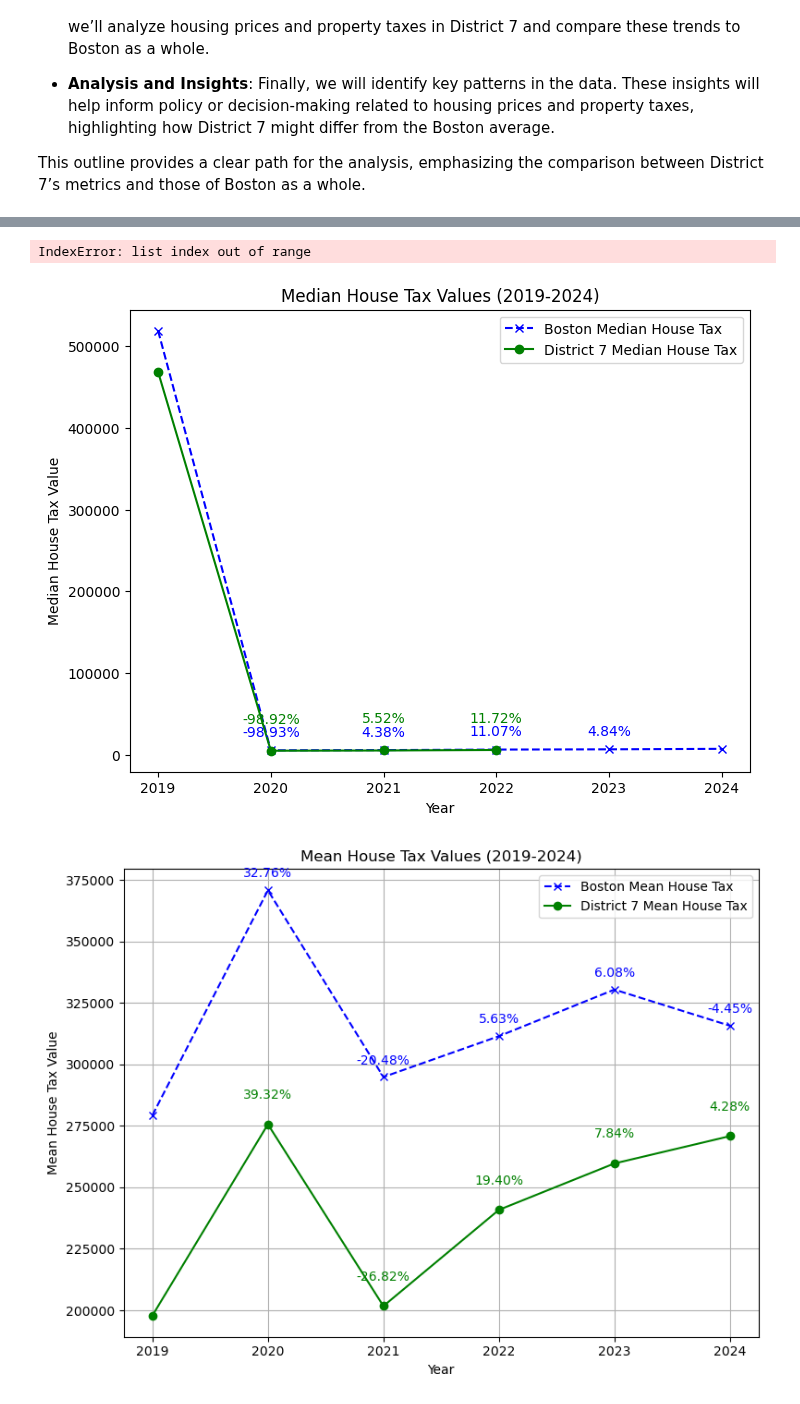
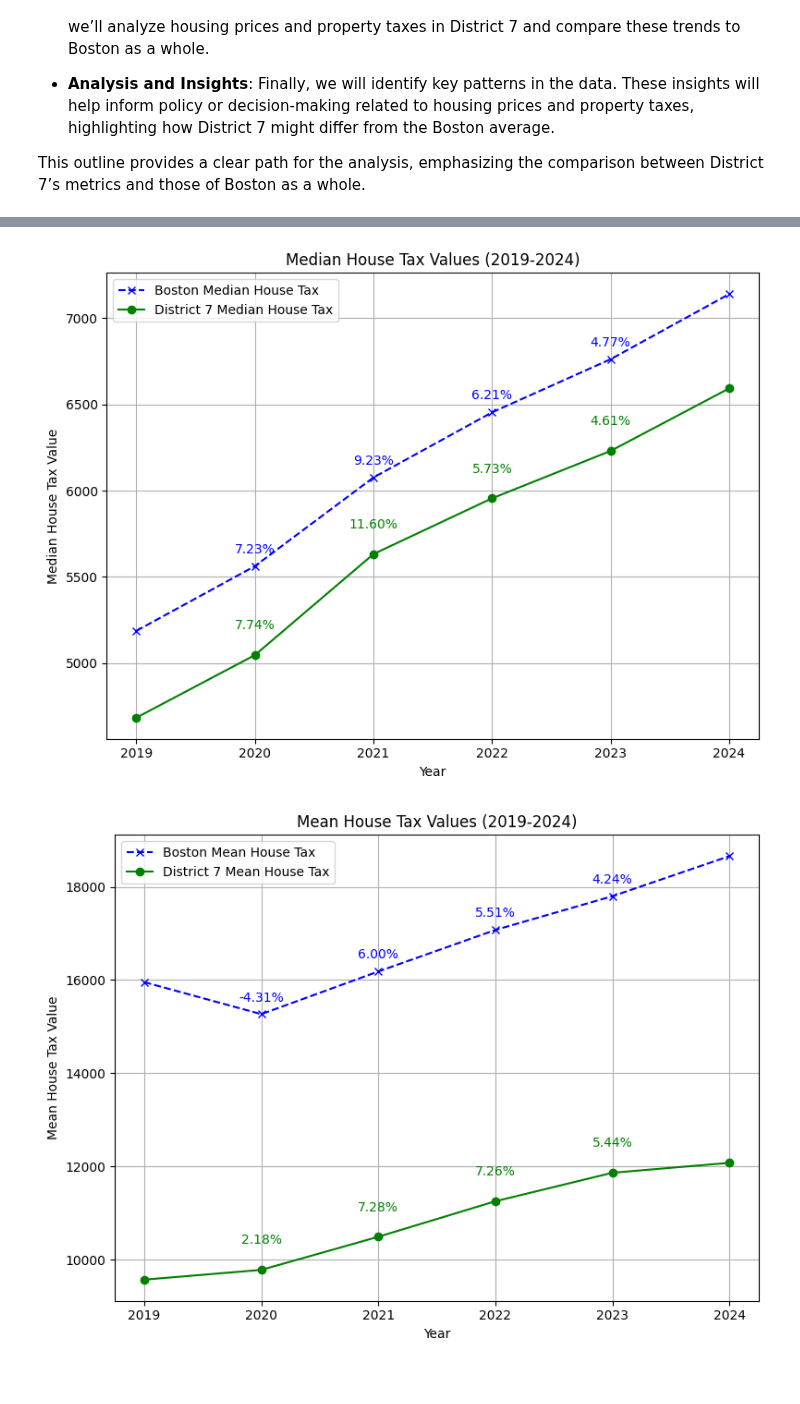
Before and after one commit to BU-Spark/ds-bcc-tania-fernandes-d7, a Jupyter notebook: fa24-team-b/housing/notebooks/property.ipynb, the cells around one changed output, grey strips where cells are left out. Cells and saved outputs as stored; diff of their text form; code cells hidden in the pictures.

```diff
--- a/fa24-team-b/housing/notebooks/property.ipynb
+++ b/fa24-team-b/housing/notebooks/property.ipynb
@@ -54,9 +37,7 @@ Name: GROSS_TAX, Length: 1055424, dtype: object
-# %%
-boston_df["GROSS_TAX"] = boston_df["GROSS_TAX"].replace(" $-   ", np.nan)
 # %%
-boston_df["GROSS_TAX"] = boston_df["GROSS_TAX"].replace({"\\$": "", ",": ""}, regex=True).astype(float)
-boston_df["AV_TOTAL"] = boston_df["AV_TOTAL"].replace({"\\$": "", ",": ""}, regex=True).astype(float)
-boston_df = boston_df[boston_df["AV_TOTAL"] != 0]
+# boston_df["GROSS_TAX"] = boston_df["GROSS_TAX"].replace({"\\$": "", ",": ""}, regex=True).astype(float)
+# boston_df["AV_TOTAL"] = boston_df["AV_TOTAL"].replace({"\\$": "", ",": ""}, regex=True).astype(float)
+boston_df = boston_df[(boston_df["AV_TOTAL"] != 0) & ~boston_df["AV_TOTAL"].isna()]
 district7_df = boston_df[boston_df.IS_D7 == 1]
 # %%
 district7_results = district7_df.groupby("YEAR").agg(
@@ -178,32 +158,32 @@ IndexError: list index out of range
 plt.figure(figsize=(8, 6))
 
 # Plot Boston data
-plt.plot(boston_results["year"], boston_results["mean_housing_price"],
+plt.plot(boston_results["YEAR"], boston_results["mean_housing_price"],
          linestyle="--", marker="x", label="Boston Mean House Value", color="blue")
 
 # Plot District 7 data
-plt.plot(district7_results["year"], district7_results["mean_housing_price"],
+plt.plot(district7_results["YEAR"], district7_results["mean_housing_price"],
          marker="o", label="District 7 Mean House Value", color="green")
 
 # Title and labels
 plt.title("Mean House Values (2019-2024)")
 plt.xlabel("Year")
 plt.ylabel("Mean House Value")
-plt.xticks(boston_results["year"])
+plt.xticks(boston_results["YEAR"])
 
 # Add the legend
 plt.legend()
 
 # Annotate percentage changes
-for i in range(1, len(boston_results["year"])):
+for i in range(1, len(boston_results["YEAR"])):
     plt.annotate(f"{boston_mean_percentage_change[i]:.2f}%",
-                 (boston_results["year"][i], boston_results["mean_housing_price"][i]),
+                 (boston_results["YEAR"][i], boston_results["mean_housing_price"][i]),
                  textcoords="offset points",
                  xytext=(0, 10),
                  ha="center", color="blue")
 
     plt.annotate(f"{district7_mean_percentage_change[i]:.2f}%",
-                 (boston_results["year"][i], district7_results["mean_housing_price"][i]),
+                 (boston_results["YEAR"][i], district7_results["mean_housing_price"][i]),
                  textcoords="offset points",
                  xytext=(0, 20),
                  ha="center", color="green")
@@ -237,7 +227,7 @@ plt.xticks(boston_results["YEAR"])
 plt.legend()
 
 # Annotate percentage changes
-for i in range(1, len(boston_results["YEAR"])):
+for i in range(1, len(boston_results["YEAR"]) - 1):
     plt.annotate(f"{boston_median_tax_percentage_change[i]:.2f}%",
                  (boston_results["YEAR"][i], boston_results["median_gross_tax"][i]),
                  textcoords="offset points",
@@ -257,47 +247,46 @@ plt.tight_layout()
 # Show the plot
 plt.show()
 # %% [output]
-IndexError: list index out of range
-[figure, old version]
+[figure, new version]
 # %%
 plt.figure(figsize=(8, 6))
 
 # Plot Boston data
-plt.plot(boston_results["year"], boston_results["mean_gross_tax"],
+plt.plot(boston_results["YEAR"], boston_results["mean_gross_tax"],
          linestyle="--", marker="x", label="Boston Mean House Tax", color="blue")
 
 # Plot District 7 data
-plt.plot(district7_results["year"], district7_results["mean_gross_tax"],
+plt.plot(district7_results["YEAR"], district7_results["mean_gross_tax"],
          marker="o", label="District 7 Mean House Tax", color="green")
 
 # Title and labels
 plt.title("Mean House Tax Values (2019-2024)")
 plt.xlabel("Year")
 plt.ylabel("Mean House Tax Value")
-plt.xticks(boston_results["year"])
+plt.xticks(boston_results["YEAR"])
 
 # Add the legend
 plt.legend()
 
 # Annotate percentage changes
-for i in range(1, len(boston_results["year"])):
+for i in range(1, len(boston_results["YEAR"]) - 1):
     plt.annotate(f"{boston_mean_tax_percentage_change[i]:.2f}%",
-                 (boston_results["year"][i], boston_results["mean_gross_tax"][i]),
+                 (boston_results["YEAR"][i], boston_results["mean_gross_tax"][i]),
                  textcoords="offset points",
                  xytext=(0, 10),
                  ha="center", color="blue")
 
     plt.annotate(f"{district7_mean_tax_percentage_change[i]:.2f}%",
-                 (boston_results["year"][i], district7_results["mean_gross_tax"][i]),
+                 (boston_results["YEAR"][i], district7_results["mean_gross_tax"][i]),
                  textcoords="offset points",
                  xytext=(0, 20),
                  ha="center", color="green")
 
 # Grid and layout
 plt.grid()
 plt.tight_layout()
 
 # Show the plot
 plt.show()
 # %% [output]
-[figure, old version]
+[figure, new version]
```
Also changed, not shown: parts of 8 cells of this notebook, 4 other files.
